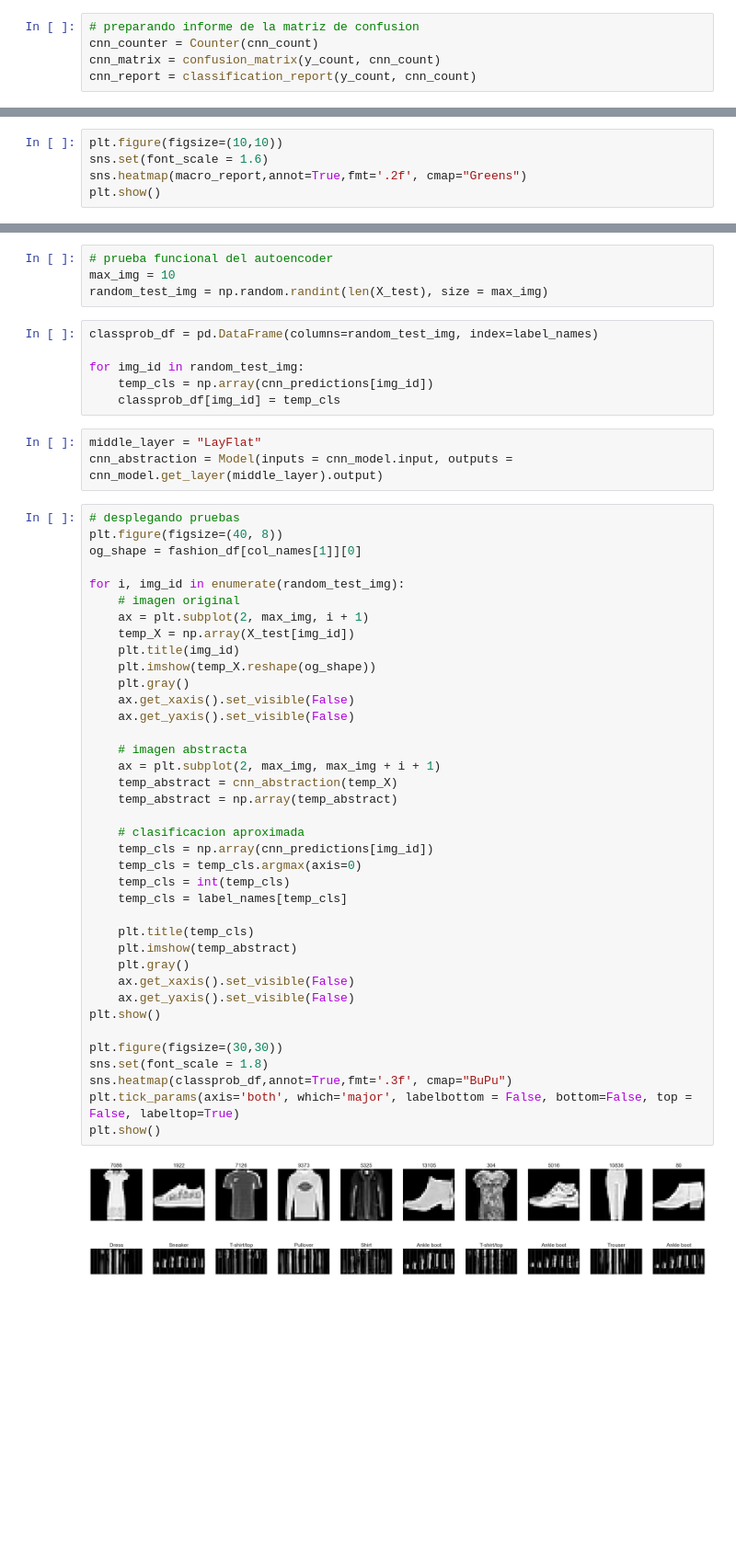
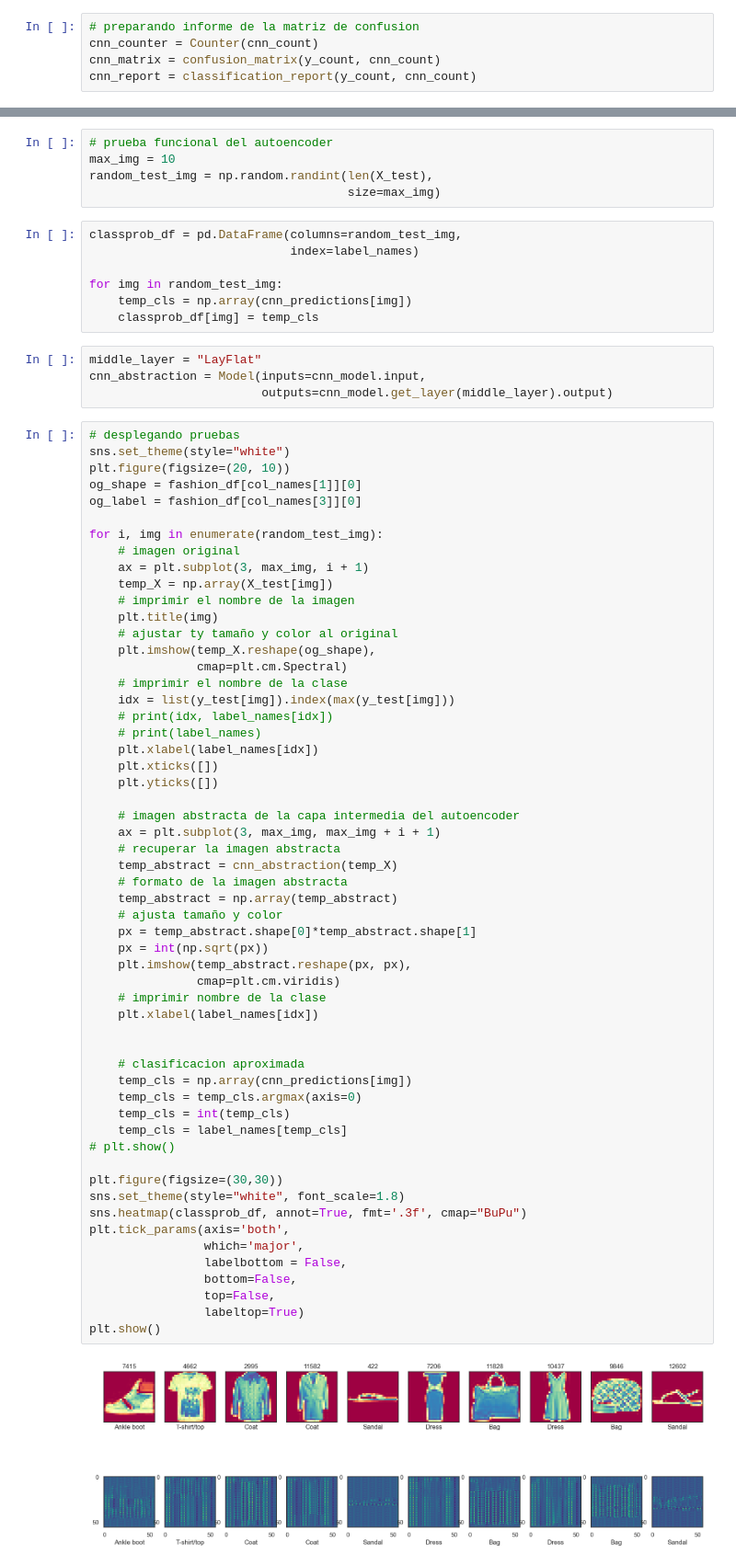
Before and after one commit to sa-artea/TallerML-GAN-CGAN-DISC, a Jupyter notebook: 02-CNN-Classifier.ipynb, the cells around one changed output, grey strips where cells are left out. Shown at 92% size. Cells and saved outputs as stored; diff of their text form; blank space fills up the shorter version.

```diff
--- a/02-CNN-Classifier.ipynb
+++ b/02-CNN-Classifier.ipynb
@@ -529,5 +683,0 @@ plt.show()
-# %%
-plt.figure(figsize=(10,10))
-sns.set(font_scale = 1.6)
-sns.heatmap(macro_report,annot=True,fmt='.2f', cmap="Greens")
-plt.show()
@@ -560,53 +708,74 @@ fig.show()
 # %%
 # prueba funcional del autoencoder
 max_img = 10
-random_test_img = np.random.randint(len(X_test), size = max_img)
+random_test_img = np.random.randint(len(X_test),
+                                    size=max_img)
 # %%
-classprob_df = pd.DataFrame(columns=random_test_img, index=label_names)
+classprob_df = pd.DataFrame(columns=random_test_img,
+                            index=label_names)
 
-for img_id in random_test_img:
-    temp_cls = np.array(cnn_predictions[img_id])
-    classprob_df[img_id] = temp_cls
+for img in random_test_img:
+    temp_cls = np.array(cnn_predictions[img])
+    classprob_df[img] = temp_cls
 # %%
 middle_layer = "LayFlat"
-cnn_abstraction = Model(inputs = cnn_model.input, outputs = cnn_model.get_layer(middle_layer).output)
+cnn_abstraction = Model(inputs=cnn_model.input,
+                        outputs=cnn_model.get_layer(middle_layer).output)
 # %%
 # desplegando pruebas
-plt.figure(figsize=(40, 8))
+sns.set_theme(style="white")
+plt.figure(figsize=(20, 10))
 og_shape = fashion_df[col_names[1]][0]
+og_label = fashion_df[col_names[3]][0]
 
-for i, img_id in enumerate(random_test_img):
+for i, img in enumerate(random_test_img):
     # imagen original
-    ax = plt.subplot(2, max_img, i + 1)
-    temp_X = np.array(X_test[img_id])
-    plt.title(img_id)
-    plt.imshow(temp_X.reshape(og_shape))
-    plt.gray()
-    ax.get_xaxis().set_visible(False)
-    ax.get_yaxis().set_visible(False)
+    ax = plt.subplot(3, max_img, i + 1)
+    temp_X = np.array(X_test[img])
+    # imprimir el nombre de la imagen
+    plt.title(img)
+    # ajustar ty tamaño y color al original
+    plt.imshow(temp_X.reshape(og_shape),
+               cmap=plt.cm.Spectral)
+    # imprimir el nombre de la clase
+    idx = list(y_test[img]).index(max(y_test[img]))
+    # print(idx, label_names[idx])
+    # print(label_names)
+    plt.xlabel(label_names[idx])
+    plt.xticks([])
+    plt.yticks([])
 
-    # imagen abstracta
-    ax = plt.subplot(2, max_img, max_img + i + 1)
+    # imagen abstracta de la capa intermedia del autoencoder
+    ax = plt.subplot(3, max_img, max_img + i + 1)
+    # recuperar la imagen abstracta
     temp_abstract = cnn_abstraction(temp_X)
+    # formato de la imagen abstracta
     temp_abstract = np.array(temp_abstract)
+    # ajusta tamaño y color
+    px = temp_abstract.shape[0]*temp_abstract.shape[1]
+    px = int(np.sqrt(px))
+    plt.imshow(temp_abstract.reshape(px, px),
+               cmap=plt.cm.viridis)
+    # imprimir nombre de la clase
+    plt.xlabel(label_names[idx])
+
 
     # clasificacion aproximada
-    temp_cls = np.array(cnn_predictions[img_id])
+    temp_cls = np.array(cnn_predictions[img])
     temp_cls = temp_cls.argmax(axis=0)
     temp_cls = int(temp_cls)
     temp_cls = label_names[temp_cls]
-
-    plt.title(temp_cls)
-    plt.imshow(temp_abstract)
-    plt.gray()
-    ax.get_xaxis().set_visible(False)
-    ax.get_yaxis().set_visible(False)
-plt.show()
+# plt.show()
 
 plt.figure(figsize=(30,30))
-sns.set(font_scale = 1.8)
-sns.heatmap(classprob_df,annot=True,fmt='.3f', cmap="BuPu")
-plt.tick_params(axis='both', which='major', labelbottom = False, bottom=False, top = False, labeltop=True)
+sns.set_theme(style="white", font_scale=1.8)
+sns.heatmap(classprob_df, annot=True, fmt='.3f', cmap="BuPu")
+plt.tick_params(axis='both',
+                which='major',
+                labelbottom = False,
+                bottom=False,
+                top=False,
+                labeltop=True)
 plt.show()
 # %% [output]
-[figure, old version]
+[figure, new version]
```
Also changed, not shown: parts of 39 cells of this notebook, 32 other files.
